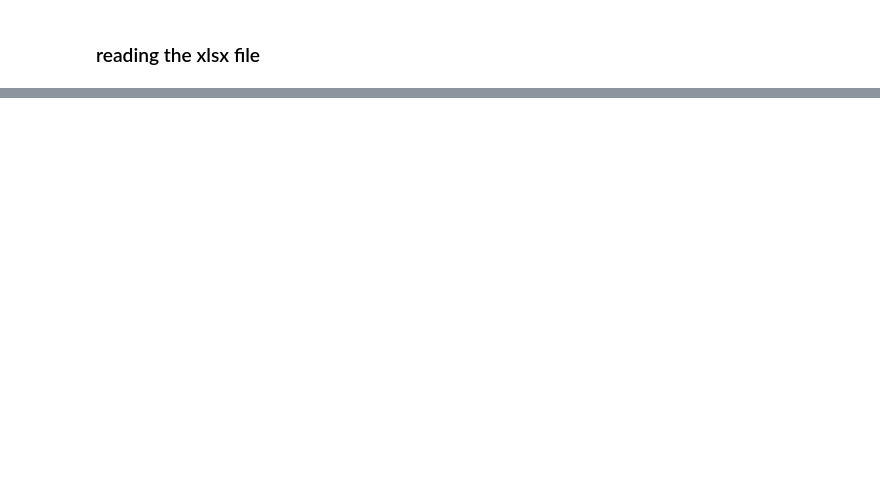
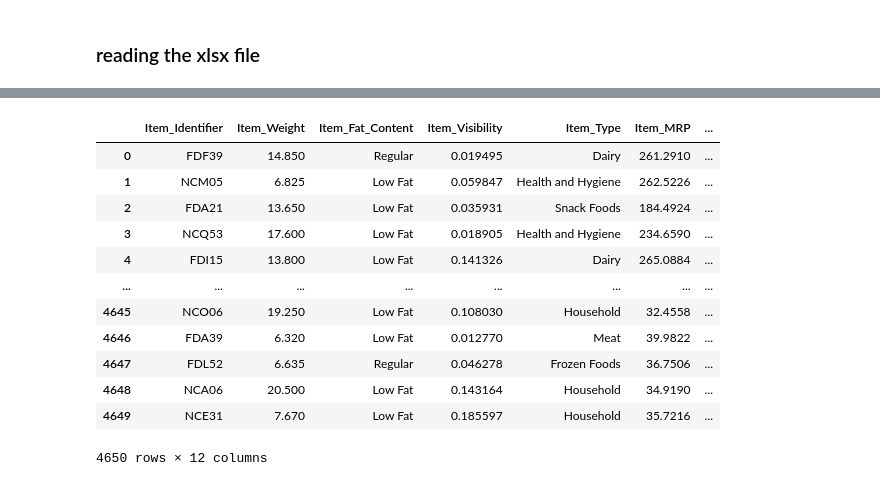
Before and after one commit to Prime91Manu/Guides, a Jupyter notebook: Guides_Folder/Python/07. Introduction to Pandas.ipynb, the cells around one changed output, grey strips where cells are left out. Drawn from its saved outputs; the diff is of its cells as text; code cells hidden in the pictures; blank space fills up the shorter version.

```diff
--- a/Guides_Folder/Python/07. Introduction to Pandas.ipynb
+++ b/Guides_Folder/Python/07. Introduction to Pandas.ipynb
@@ -69,0 +285,15 @@ df.head()
+# %%
+import pandas as pd
+import numpy as np
+
+### Example
+
+## read data
+data_BM = pd.read_csv("ZZ._Auxiliary_Data/07._Introduction_to_Pandas/bigmart_data.csv")
+print( data_BM.shape )
+## drop na values data
+data_BM = data_BM.dropna( how = "any")
+print( data_BM.shape )
+
+### Example: Sort by Outlet_Establishment_Year
+data_BM.sort_values( by = [ "Outlet_Establishment_Year", "Item_Outlet_Sales"], ascending = False )[:5]
@@ -69,0 +319,6 @@ df.head()
+# %%
+### Example: Sort by Outlet_Establishment_Year
+data_BM.sort_values( by = [ "Item_Outlet_Sales", "Outlet_Establishment_Year"], ascending = False, inplace= True )
+print( data_BM[:5] )
+data_BM.sort_index( inplace = True )
+print( data_BM[:5] )
@@ -69,0 +343,6 @@ df.head()
+# %%
+### Example: Sort by Outlet_Establishment_Year
+data_BM.sort_values( by = [ "Item_Outlet_Sales", "Outlet_Establishment_Year"], ascending = False, inplace= True )
+print( data_BM[:5] )
+data_BM = data_BM.reset_index(drop=True)
+print( data_BM[:5] )
@@ -69,0 +582,16 @@ df.head()
+# %%
+data_BM.apply(lambda x: x)
+# %% [output]
+|  | Item_Identifier | Item_Weight | Item_Fat_Content | Item_Visibility | Item_Type | Item_MRP | ... |
+| 0 | FDF39 | 14.850 | Regular | 0.019495 | Dairy | 261.2910 | ... |
+| 1 | NCM05 | 6.825 | Low Fat | 0.059847 | Health and Hygiene | 262.5226 | ... |
+| 2 | FDA21 | 13.650 | Low Fat | 0.035931 | Snack Foods | 184.4924 | ... |
+| 3 | NCQ53 | 17.600 | Low Fat | 0.018905 | Health and Hygiene | 234.6590 | ... |
+| 4 | FDI15 | 13.800 | Low Fat | 0.141326 | Dairy | 265.0884 | ... |
+| ... | ... | ... | ... | ... | ... | ... | ... |
+| 4645 | NCO06 | 19.250 | Low Fat | 0.108030 | Household | 32.4558 | ... |
+| 4646 | FDA39 | 6.320 | Low Fat | 0.012770 | Meat | 39.9822 | ... |
+| 4647 | FDL52 | 6.635 | Regular | 0.046278 | Frozen Foods | 36.7506 | ... |
+| 4648 | NCA06 | 20.500 | Low Fat | 0.143164 | Household | 34.9190 | ... |
+| 4649 | NCE31 | 7.670 | Low Fat | 0.185597 | Household | 35.7216 | ... |
+4650 rows × 12 columns
```
Also changed, not shown: parts of 38 cells of this notebook, 15 other files.
